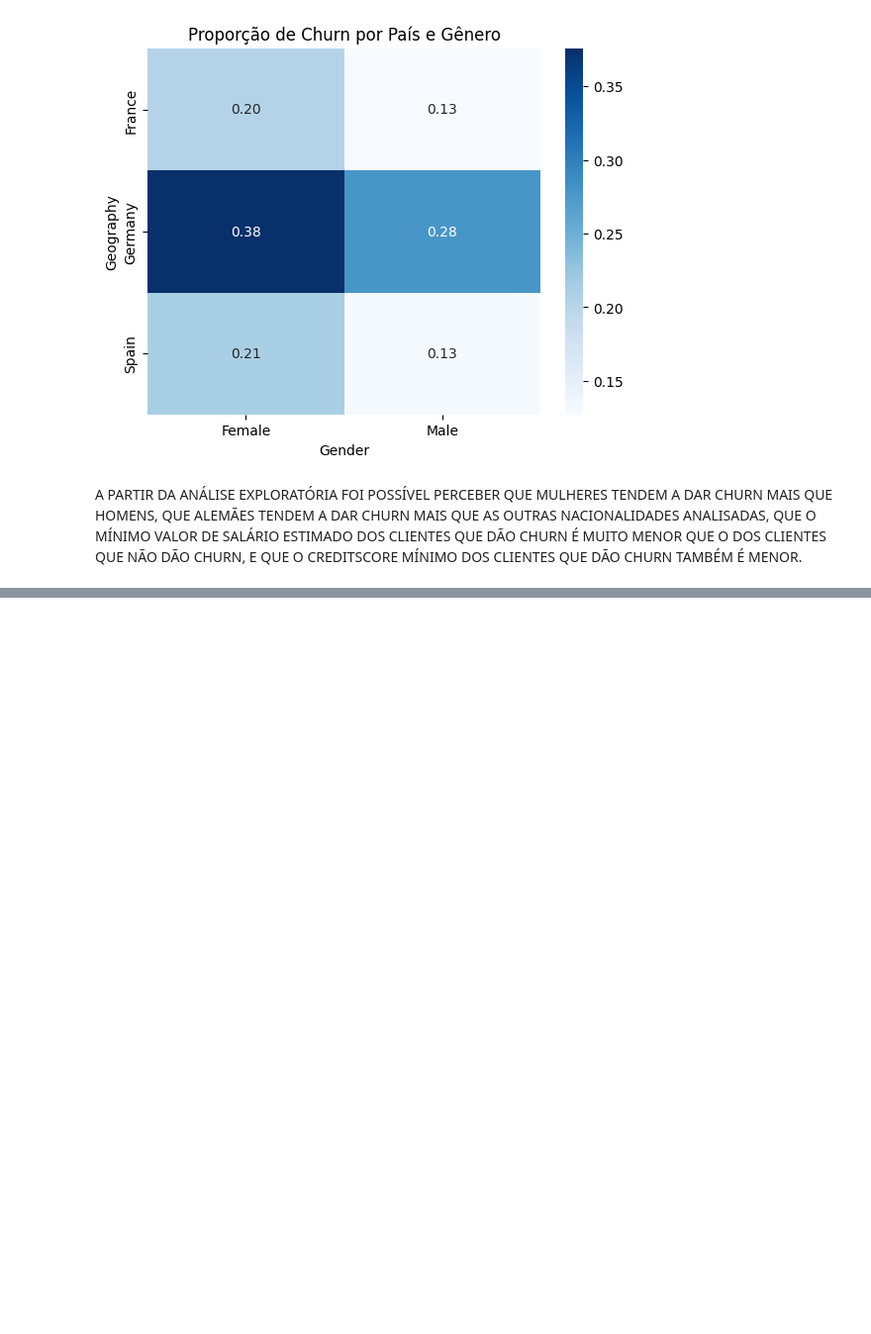
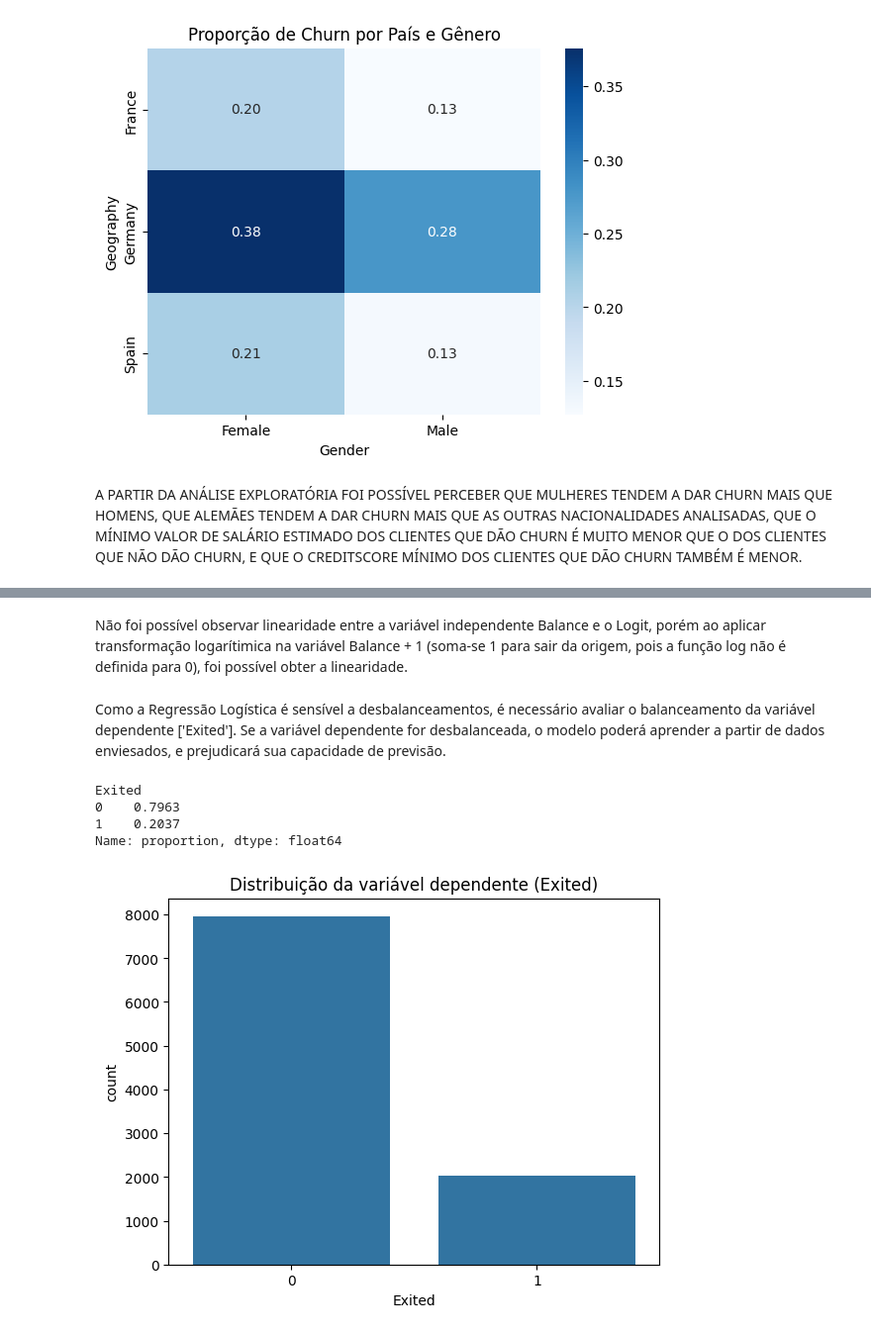
Before and after one commit to gustavo-plc/PyStatistics, a Jupyter notebook: AEDI_T5.ipynb, the cells around one changed output, grey strips where cells are left out. Shown at 99% size. Drawn from its saved outputs; the diff is of its cells as text; code cells hidden in the pictures; blank space fills up the shorter version.

```diff
--- a/AEDI_T5.ipynb
+++ b/AEDI_T5.ipynb
@@ -246,0 +670,19 @@ A PARTIR DA ANÁLISE EXPLORATÓRIA FOI POSSÍVEL PERCEBER QUE MULHERES TENDEM A
+# %% [markdown]
+Não foi possível observar linearidade entre a variável independente Balance e o Logit, porém ao aplicar transformação logarítimica na variável Balance + 1 (soma-se 1 para sair da origem, pois a função log não é definida para 0), foi possível obter a linearidade.
+# %% [markdown]
+Como a Regressão Logística é sensível a desbalanceamentos, é necessário avaliar o balanceamento da variável dependente ['Exited']. Se a variável dependente for desbalanceada, o modelo poderá aprender a partir de dados enviesados, e prejudicará sua capacidade de previsão.
+# %%
+# Ver proporção das classes
+classe_counts = dados_modelo['Exited'].value_counts(normalize=True)
+print(classe_counts)
+
+# Plotar a distribuição
+sns.countplot(x='Exited', data=dados_modelo)
+plt.title('Distribuição da variável dependente (Exited)')
+plt.show()
+# %% [output]
+Exited
+0    0.7963
+1    0.2037
+Name: proportion, dtype: float64
+[figure, added]
```
Also changed, not shown: parts of 34 cells of this notebook.
